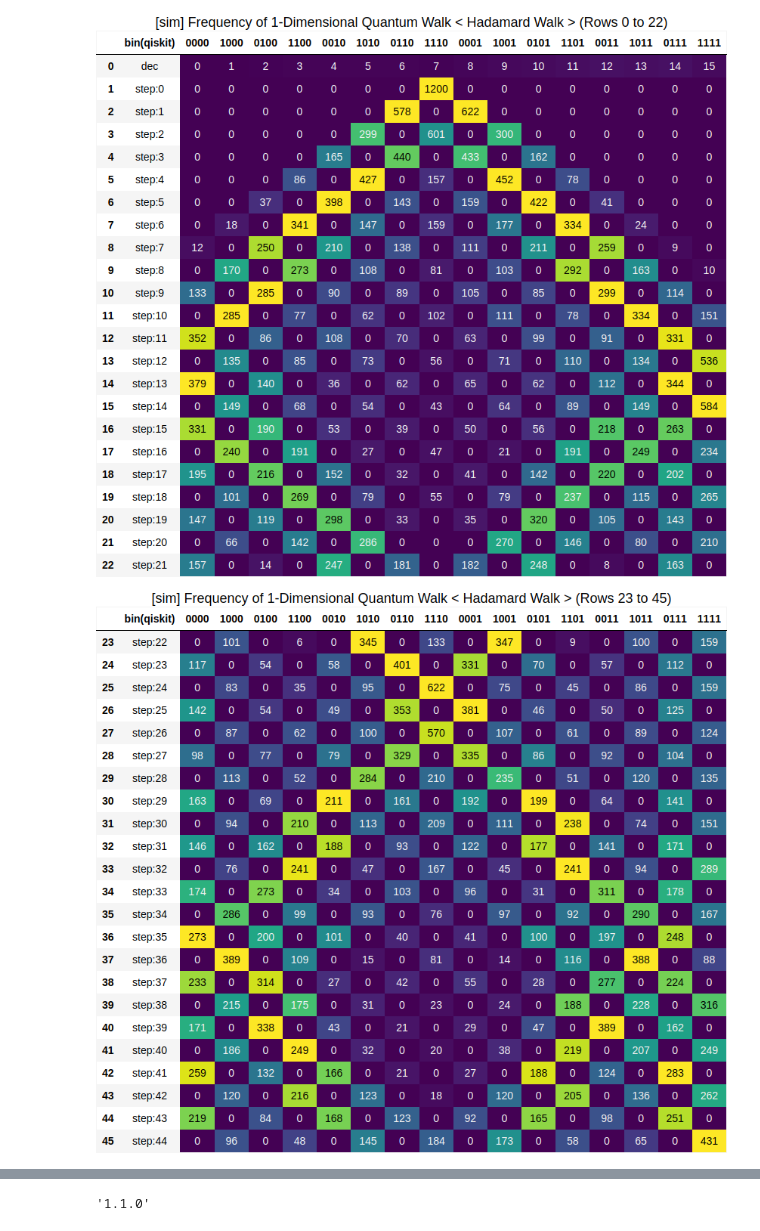
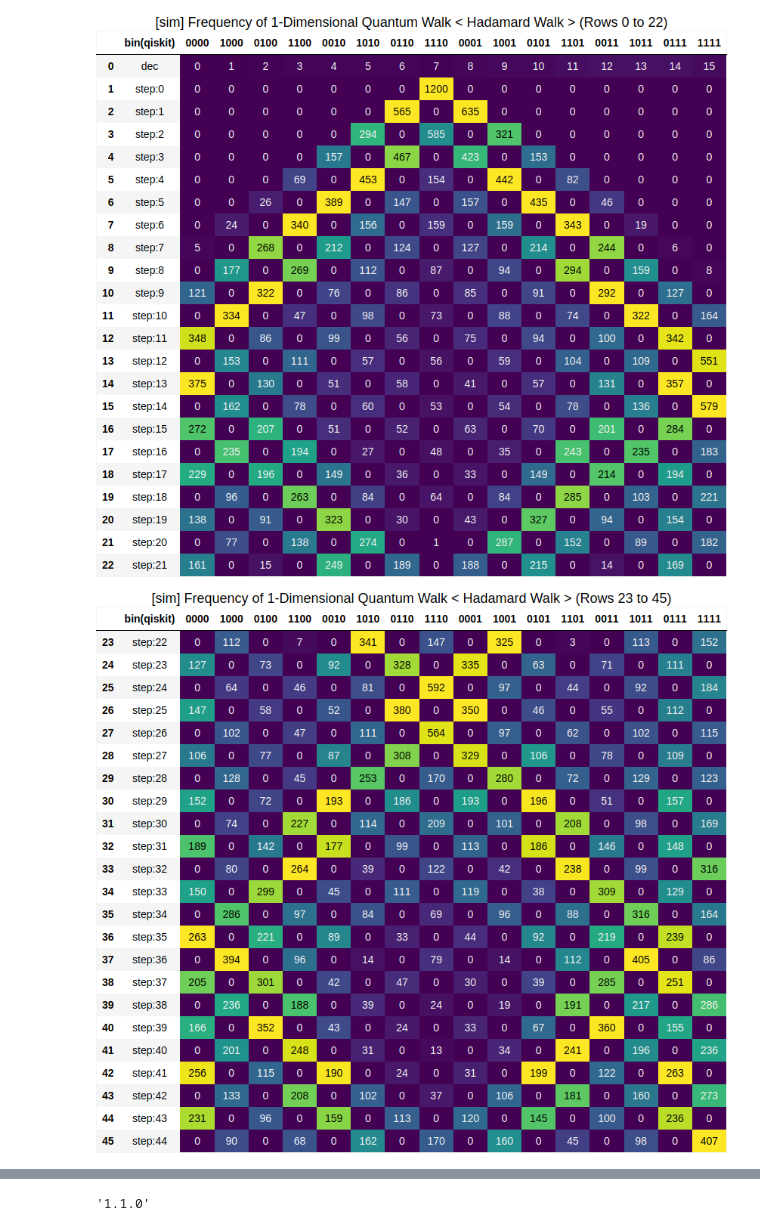
Before and after one commit to wg-quantum/2024-b-06, a Jupyter notebook: QW/quantum-walk-hadamard_sim.ipynb, the cells around one changed output, grey strips where cells are left out. Drawn from its saved outputs; the diff is of its cells as text; code cells hidden in the pictures.

```diff
--- a/QW/quantum-walk-hadamard_sim.ipynb
+++ b/QW/quantum-walk-hadamard_sim.ipynb
@@ -177,34 +177,34 @@ with open(output_file_final_image, 'rb') as f:
     display.display(display.Image(data=f.read(), format='png'))
 
 # Load the CSV file into a DataFrame
-df = pd.read_csv('./images/qwh/quantum-walk-hadamard-frequency.csv')
+df = pd.read_csv('./images/qwh/quantum-walk-hadamard-frequency_sim.csv')
 
 #--- display dataframe
 # del old pic
 image_dir = './images/qwh/'
 image_files = glob.glob(os.path.join(image_dir, 'quantum_walk_hadamard_frequency_*_sim.png'))
 for image_file in image_files:
     os.remove(image_file)
 
 # Split the DataFrame into chunks of var:rows_per_chunk rows each and save each chunk as a separate PNG file
 for i in range(0, len(df), rows_per_chunk):
     chunk = df.iloc[i:i + rows_per_chunk]
     styled_chunk = chunk.style.set_properties(**{'text-align': 'center'}).set_table_styles(
         [{'selector': 'th', 'props': [('text-align', 'center')]}]
     ).set_caption(f'[sim] Frequency of 1-Dimensional Quantum Walk < Hadamard Walk > (Rows {i} to {i + rows_per_chunk - 1})').set_table_styles(
         [{'selector': 'caption', 'props': [('font-size', '18px'), ('text-align', 'center')]}]
     ).background_gradient(cmap='viridis')
 
     # Save the styled chunk as a PNG file
     dfi.export(styled_chunk, f'./images/qwh/quantum_walk_hadamard_frequency_{i // rows_per_chunk + 1}_sim.png')
 
 # show dataframe
 new_image_files = sorted([f for f in os.listdir(image_dir) if f.startswith('quantum_walk_hadamard_frequency_') and f.endswith('_sim.png')])
 for new_image_file in new_image_files:
     new_image_file = image_dir + new_image_file
     with open(new_image_file, 'rb') as f:
         display.display(display.Image(data=f.read(), format='png'))
 # %% [output]
 [figure]
-[figure, old version]
+[figure, new version]
-[figure, old version]
+[figure, new version]
```
Also changed, not shown: parts of 1 cell of this notebook, 1 other file.
